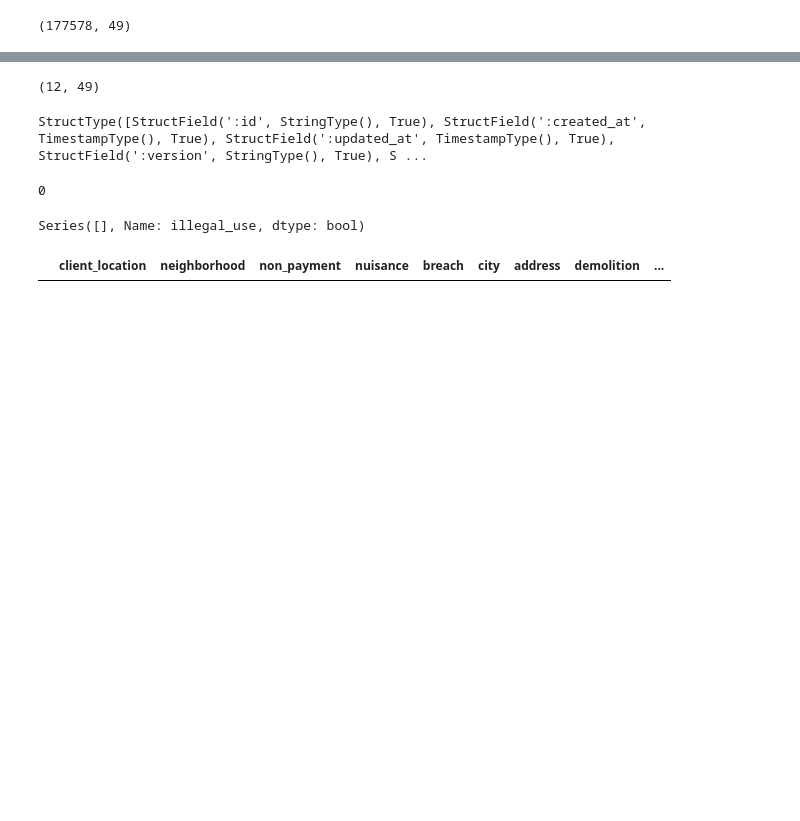
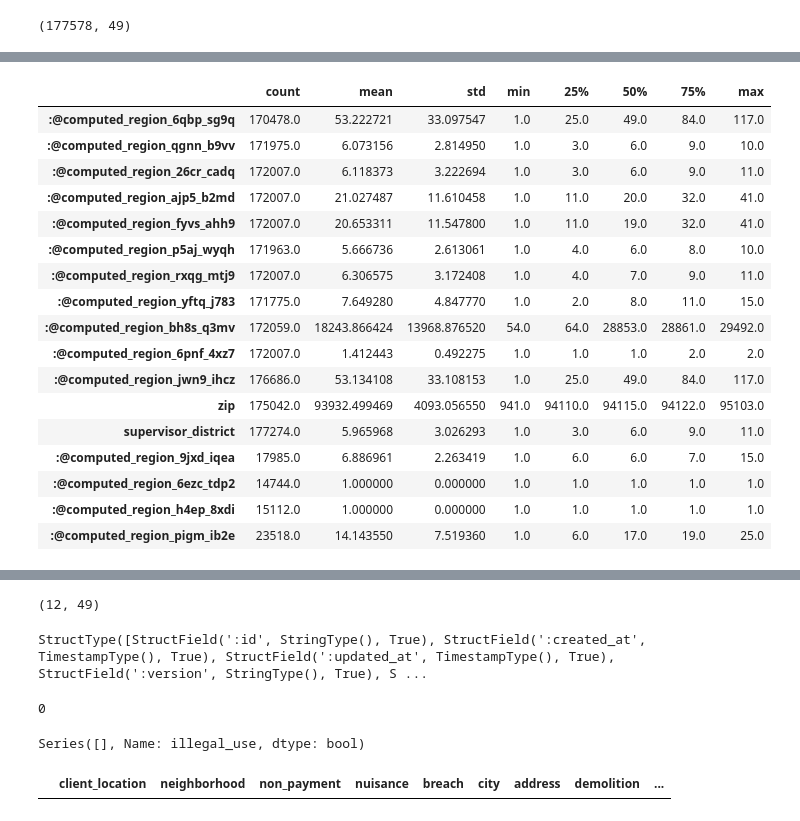
Before and after one commit to sanyassyed/sf_eviction, a Jupyter notebook: flows/04_data_exploration_transformation_json.ipynb, the cells around one changed output, grey strips where cells are left out. Cells and saved outputs as stored; diff of their text form; code cells hidden in the pictures; blank space fills up the shorter version.

```diff
--- a/flows/04_data_exploration_transformation_json.ipynb
+++ b/flows/04_data_exploration_transformation_json.ipynb
@@ -279,5 +280,6 @@ StructType([StructField('eviction_id', StringType(), True), StructField('address
 # %%
 import pandas as p
+source_path_json = '/home/sanyashireen/sf_eviction/data_eviction/2023/3/26/raw_eviction_2023-03-26.json'
 pandas_df = p.read_json(source_path_json)
 # %%
 pandas_df.shape
@@ -286,3 +308,24 @@ pandas_df.shape
+# %%
+pandas_df.describe().T
+# %% [output]
+|  | count | mean | std | min | 25% | 50% | 75% | max |
+| :@computed_region_6qbp_sg9q | 170478.0 | 53.222721 | 33.097547 | 1.0 | 25.0 | 49.0 | 84.0 | 117.0 |
+| :@computed_region_qgnn_b9vv | 171975.0 | 6.073156 | 2.814950 | 1.0 | 3.0 | 6.0 | 9.0 | 10.0 |
+| :@computed_region_26cr_cadq | 172007.0 | 6.118373 | 3.222694 | 1.0 | 3.0 | 6.0 | 9.0 | 11.0 |
+| :@computed_region_ajp5_b2md | 172007.0 | 21.027487 | 11.610458 | 1.0 | 11.0 | 20.0 | 32.0 | 41.0 |
+| :@computed_region_fyvs_ahh9 | 172007.0 | 20.653311 | 11.547800 | 1.0 | 11.0 | 19.0 | 32.0 | 41.0 |
+| :@computed_region_p5aj_wyqh | 171963.0 | 5.666736 | 2.613061 | 1.0 | 4.0 | 6.0 | 8.0 | 10.0 |
+| :@computed_region_rxqg_mtj9 | 172007.0 | 6.306575 | 3.172408 | 1.0 | 4.0 | 7.0 | 9.0 | 11.0 |
+| :@computed_region_yftq_j783 | 171775.0 | 7.649280 | 4.847770 | 1.0 | 2.0 | 8.0 | 11.0 | 15.0 |
+| :@computed_region_bh8s_q3mv | 172059.0 | 18243.866424 | 13968.876520 | 54.0 | 64.0 | 28853.0 | 28861.0 | 29492.0 |
+| :@computed_region_6pnf_4xz7 | 172007.0 | 1.412443 | 0.492275 | 1.0 | 1.0 | 1.0 | 2.0 | 2.0 |
+| :@computed_region_jwn9_ihcz | 176686.0 | 53.134108 | 33.108153 | 1.0 | 25.0 | 49.0 | 84.0 | 117.0 |
+| zip | 175042.0 | 93932.499469 | 4093.056550 | 941.0 | 94110.0 | 94115.0 | 94122.0 | 95103.0 |
+| supervisor_district | 177274.0 | 5.965968 | 3.026293 | 1.0 | 3.0 | 6.0 | 9.0 | 11.0 |
+| :@computed_region_9jxd_iqea | 17985.0 | 6.886961 | 2.263419 | 1.0 | 6.0 | 6.0 | 7.0 | 15.0 |
+| :@computed_region_6ezc_tdp2 | 14744.0 | 1.000000 | 0.000000 | 1.0 | 1.0 | 1.0 | 1.0 | 1.0 |
+| :@computed_region_h4ep_8xdi | 15112.0 | 1.000000 | 0.000000 | 1.0 | 1.0 | 1.0 | 1.0 | 1.0 |
+| :@computed_region_pigm_ib2e | 23518.0 | 14.143550 | 7.519360 | 1.0 | 6.0 | 17.0 | 19.0 | 25.0 |
 # %%
 pandas_df.head(10)
 # %% [output]
```
Also changed, not shown: parts of 9 cells of this notebook, 6 other files.
